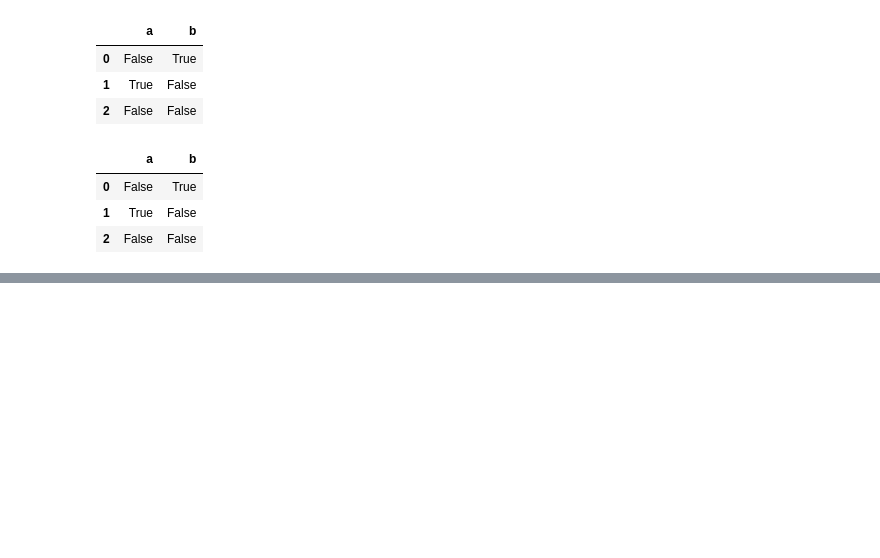
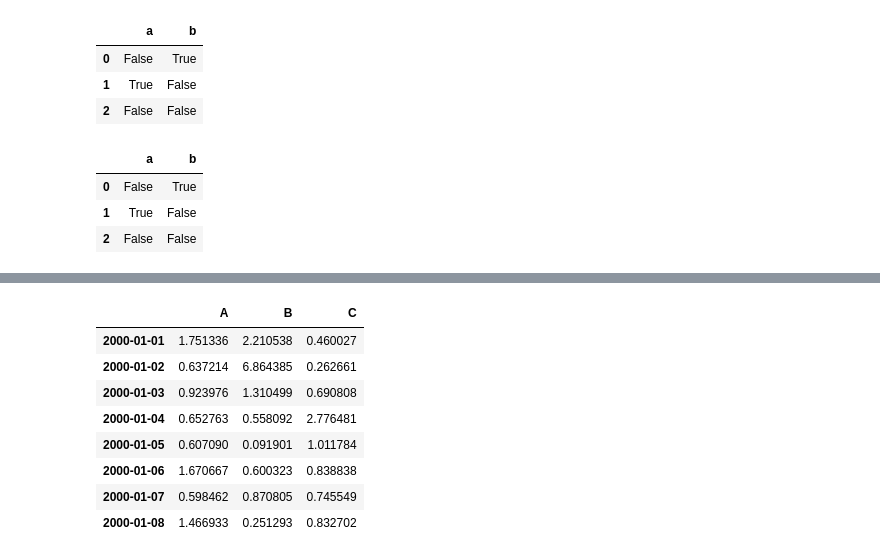
Before and after one commit to colorfulclouds/tensorflow2, a Jupyter notebook: pandas/intro_to_data_structure.ipynb, the cells around one changed output, grey strips where cells are left out. Drawn from its saved outputs; the diff is of its cells as text; code cells hidden in the pictures; blank space fills up the shorter version.

```diff
--- a/pandas/intro_to_data_structure.ipynb
+++ b/pandas/intro_to_data_structure.ipynb
@@ -839,0 +870,12 @@ False
+# %%
+np.exp(df)
+# %% [output]
+|  | A | B | C |
+| 2000-01-01 | 1.751336 | 2.210538 | 0.460027 |
+| 2000-01-02 | 0.637214 | 6.864385 | 0.262661 |
+| 2000-01-03 | 0.923976 | 1.310499 | 0.690808 |
+| 2000-01-04 | 0.652763 | 0.558092 | 2.776481 |
+| 2000-01-05 | 0.607090 | 0.091901 | 1.011784 |
+| 2000-01-06 | 1.670667 | 0.600323 | 0.838838 |
+| 2000-01-07 | 0.598462 | 0.870805 | 0.745549 |
+| 2000-01-08 | 1.466933 | 0.251293 | 0.832702 |
```
Also changed, not shown: parts of 19 cells of this notebook, 1 other file.
